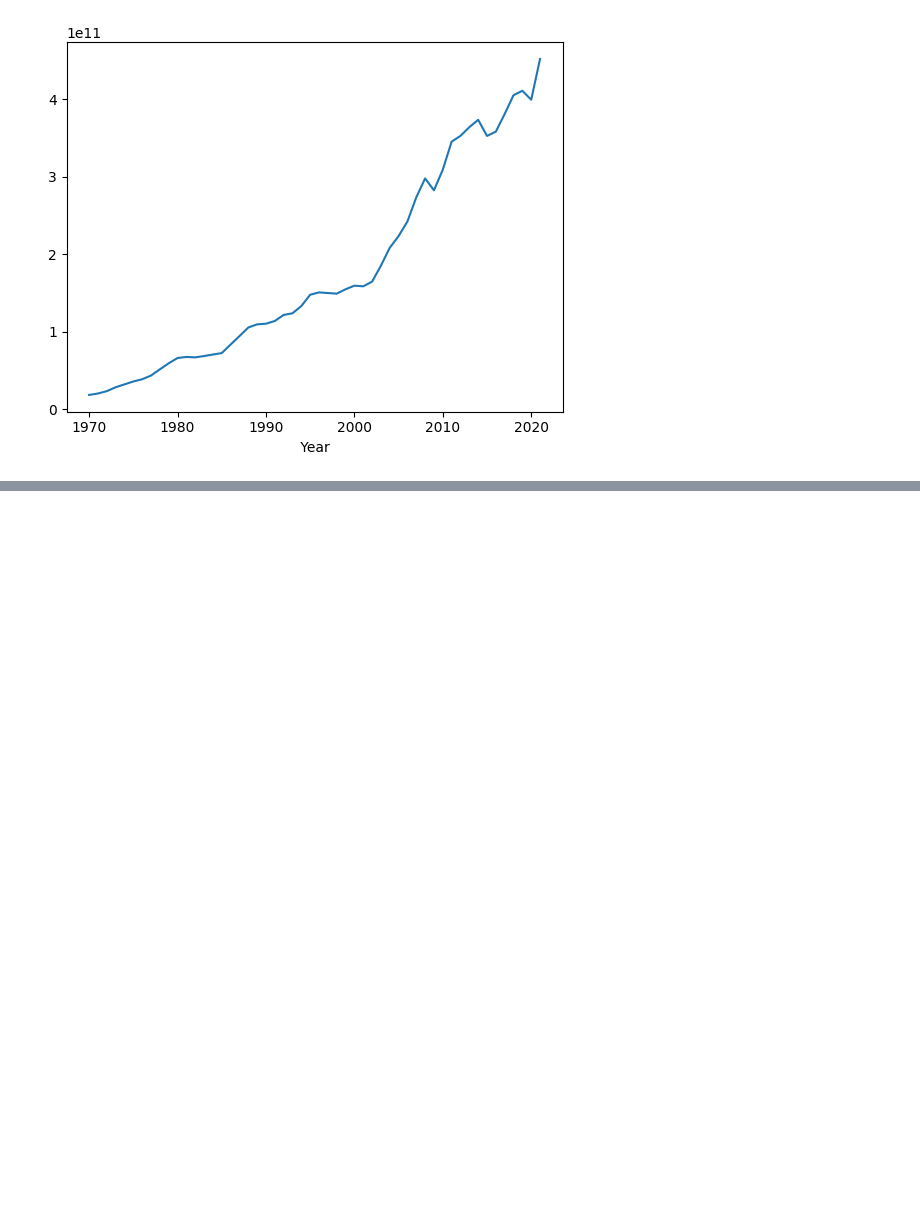
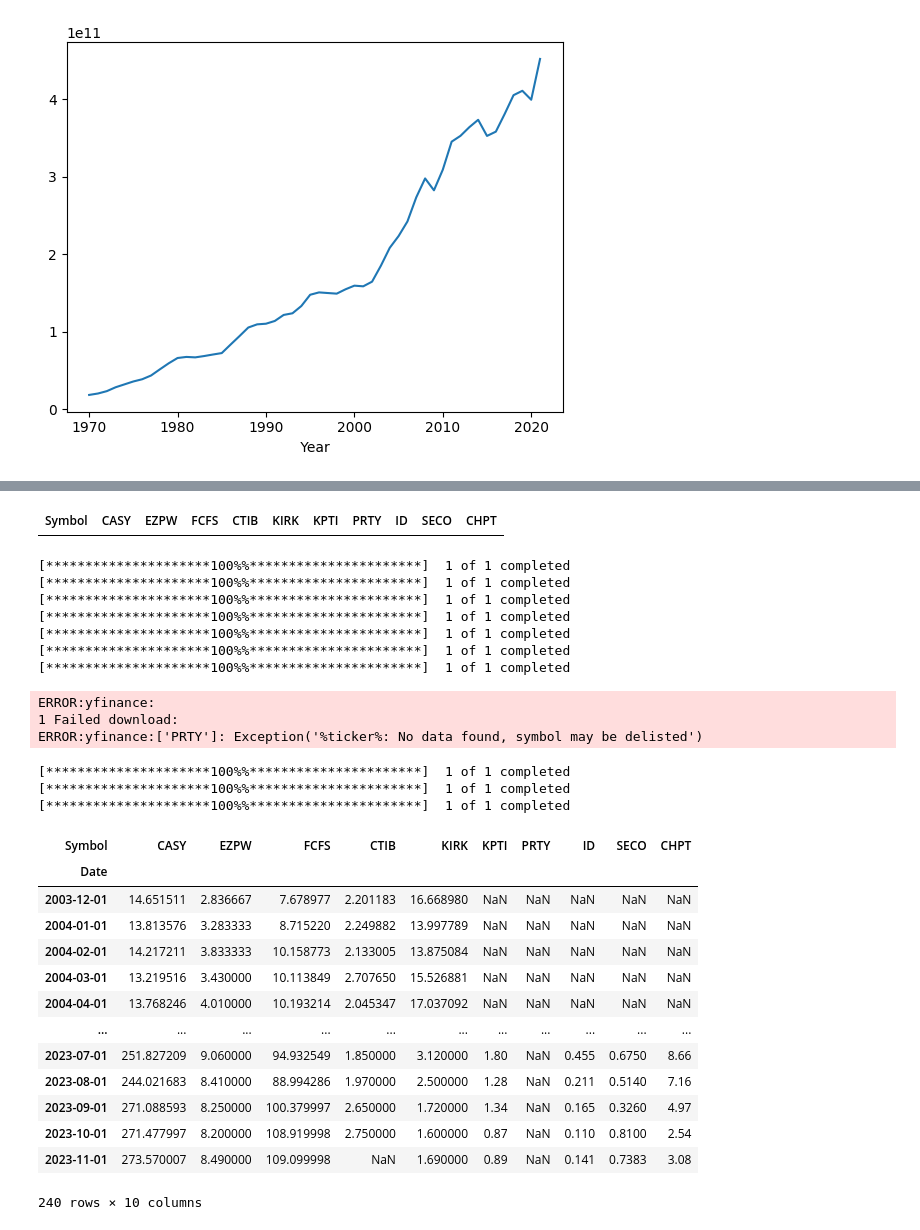
Before and after one commit to maximarbuzov/maxim, a Jupyter notebook: Untitled7.ipynb, the cells around one changed output, grey strips where cells are left out. Cells and saved outputs as stored; diff of their text form; code cells hidden in the pictures; blank space fills up the shorter version.

```diff
--- a/Untitled7.ipynb
+++ b/Untitled7.ipynb
@@ -659,0 +682,3 @@ data1.groupby([' Year '])[' Gross Domestic Product (GDP) '].mean().plot()
+# %%
+industry_companies=industry_companies.sort_values(by="IPO_Year", ascending=True)
+industry_companies.head(10)
@@ -659,0 +697,3 @@ data1.groupby([' Year '])[' Gross Domestic Product (GDP) '].mean().plot()
+# %%
+symbols1=industry_companies.Symbol[:10]
+symbols1
@@ -659,0 +712,37 @@ data1.groupby([' Year '])[' Gross Domestic Product (GDP) '].mean().plot()
+# %%
+prices1=pd.DataFrame(columns=symbols1)
+prices1
+# %% [output]
+| Symbol | CASY | EZPW | FCFS | CTIB | KIRK | KPTI | PRTY | ID | SECO | CHPT |
+# %%
+for i in symbols1:
+  prices1[i]=yf.download(tickers=i, period='240mo',interval='1mo',group_by='column')['Adj Close']
+prices1
+# %% [output]
+[*********************100%%**********************]  1 of 1 completed
+[*********************100%%**********************]  1 of 1 completed
+[*********************100%%**********************]  1 of 1 completed
+[*********************100%%**********************]  1 of 1 completed
+[*********************100%%**********************]  1 of 1 completed
+[*********************100%%**********************]  1 of 1 completed
+[*********************100%%**********************]  1 of 1 completed
+ERROR:yfinance:
+1 Failed download:
+ERROR:yfinance:['PRTY']: Exception('%ticker%: No data found, symbol may be delisted')
+[*********************100%%**********************]  1 of 1 completed
+[*********************100%%**********************]  1 of 1 completed
+[*********************100%%**********************]  1 of 1 completed
+| Symbol | CASY | EZPW | FCFS | CTIB | KIRK | KPTI | PRTY | ID | SECO | CHPT |
+| Date |  |  |  |  |  |  |  |  |  |  |
+| 2003-12-01 | 14.651511 | 2.836667 | 7.678977 | 2.201183 | 16.668980 | NaN | NaN | NaN | NaN | NaN |
+| 2004-01-01 | 13.813576 | 3.283333 | 8.715220 | 2.249882 | 13.997789 | NaN | NaN | NaN | NaN | NaN |
+| 2004-02-01 | 14.217211 | 3.833333 | 10.158773 | 2.133005 | 13.875084 | NaN | NaN | NaN | NaN | NaN |
+| 2004-03-01 | 13.219516 | 3.430000 | 10.113849 | 2.707650 | 15.526881 | NaN | NaN | NaN | NaN | NaN |
+| 2004-04-01 | 13.768246 | 4.010000 | 10.193214 | 2.045347 | 17.037092 | NaN | NaN | NaN | NaN | NaN |
+| ... | ... | ... | ... | ... | ... | ... | ... | ... | ... | ... |
+| 2023-07-01 | 251.827209 | 9.060000 | 94.932549 | 1.850000 | 3.120000 | 1.80 | NaN | 0.455 | 0.6750 | 8.66 |
+| 2023-08-01 | 244.021683 | 8.410000 | 88.994286 | 1.970000 | 2.500000 | 1.28 | NaN | 0.211 | 0.5140 | 7.16 |
+| 2023-09-01 | 271.088593 | 8.250000 | 100.379997 | 2.650000 | 1.720000 | 1.34 | NaN | 0.165 | 0.3260 | 4.97 |
+| 2023-10-01 | 271.477997 | 8.200000 | 108.919998 | 2.750000 | 1.600000 | 0.87 | NaN | 0.110 | 0.8100 | 2.54 |
+| 2023-11-01 | 273.570007 | 8.490000 | 109.099998 | NaN | 1.690000 | 0.89 | NaN | 0.141 | 0.7383 | 3.08 |
+240 rows × 10 columns
```
Also changed, not shown: parts of 10 cells of this notebook.
